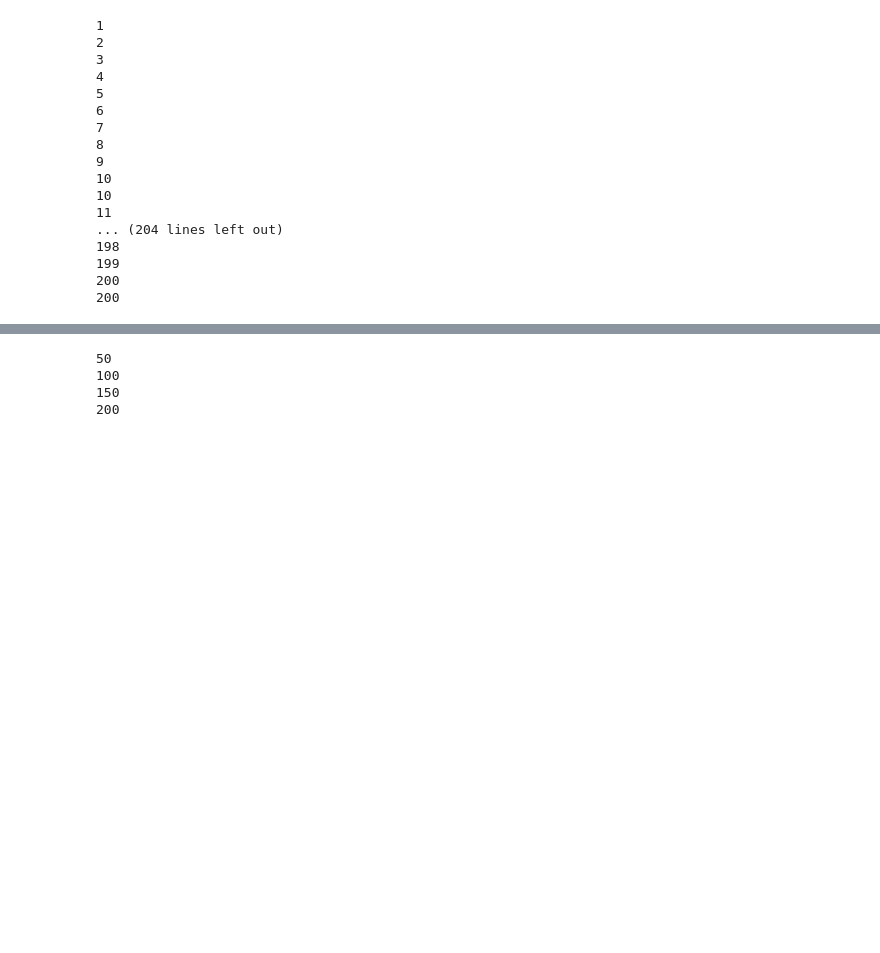
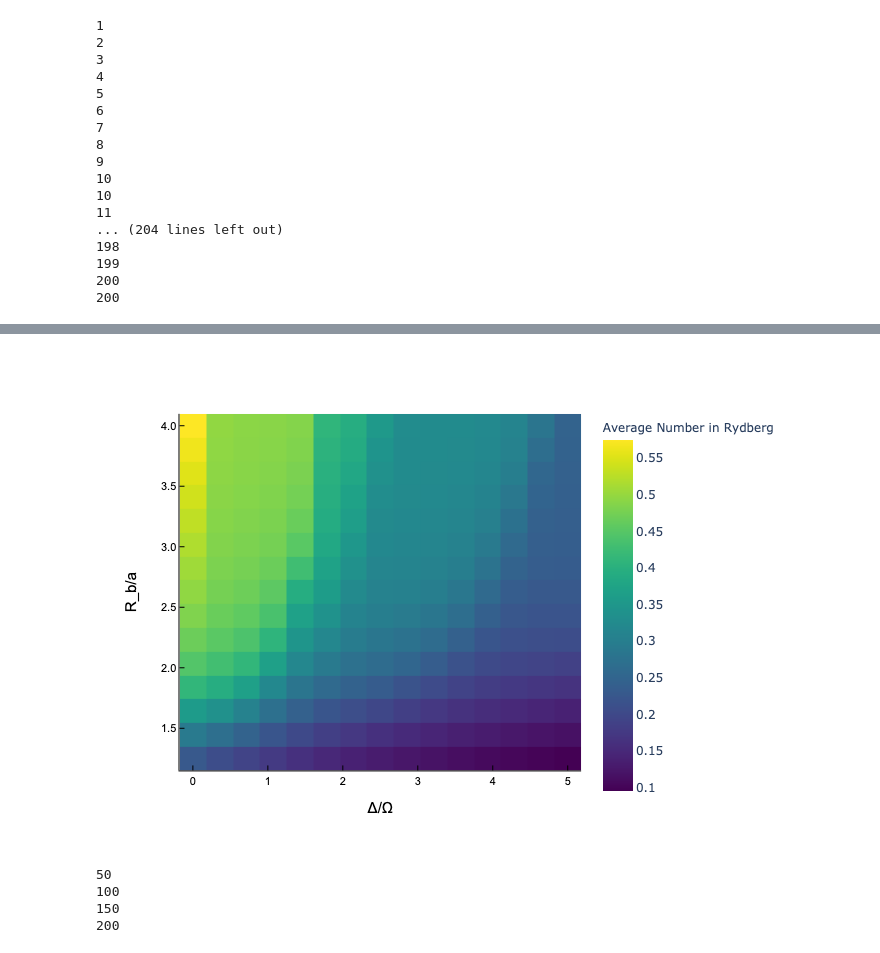
Before and after one commit to 1dividedby0/rabbit, a Jupyter notebook: julia_experiments/number_op.ipynb, the cells around one changed output, grey strips where cells are left out. Cells and saved outputs as stored; diff of their text form; code cells hidden in the pictures; blank space fills up the shorter version.

```diff
--- a/number_op.ipynb
+++ b/julia_experiments/number_op.ipynb
@@ -483,3 +541,7 @@ plot(stand(N, resolution, separation_assumption, 1, 3, 5, psi0, sites, true))
+# %%
+plot(plot2)
+# %% [output]
+[figure, added]
 # %%
 plotlyjs()
 N=12
```
Also changed, not shown: parts of 5 cells of this notebook, 43 other files.
